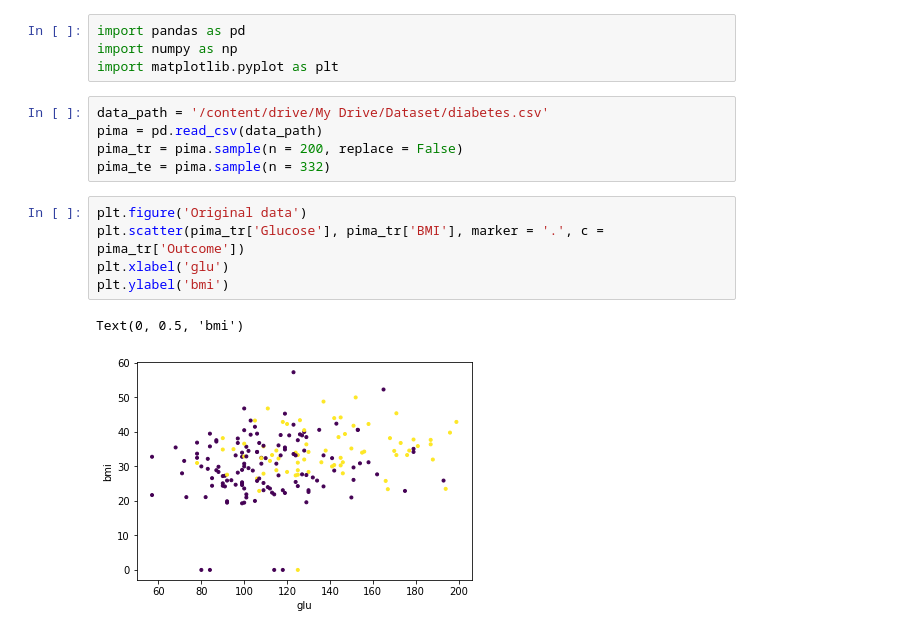
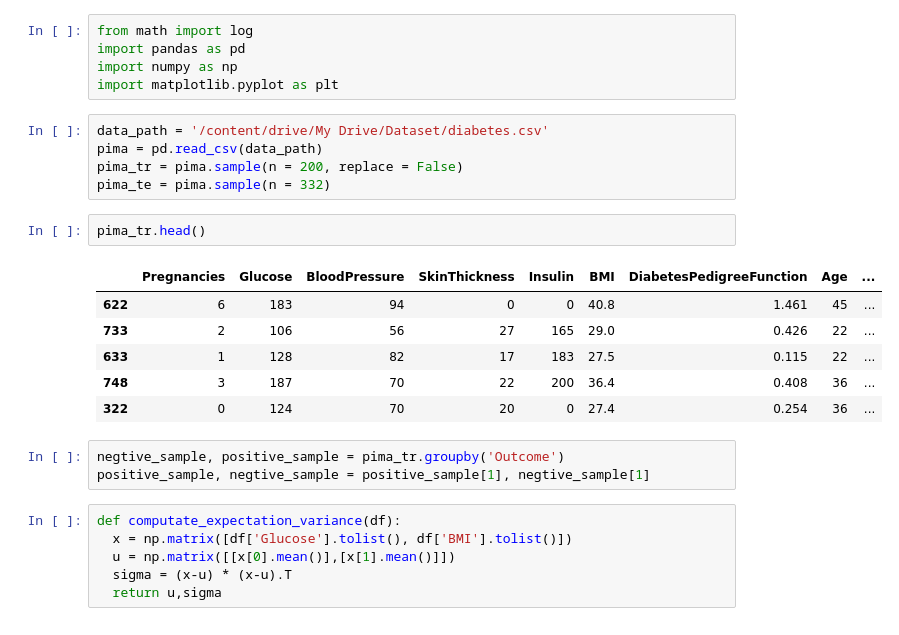
Before and after one commit to singwang-cn/The_first_pattern_recognition, a Jupyter notebook: ex4_4.ipynb, the cells around one changed output. Cells and saved outputs as stored; diff of their text form.

```diff
--- a/ex4_4.ipynb
+++ b/ex4_4.ipynb
@@ -1,6 +1,7 @@
 # %% [markdown]
 <a href="https://colab.research.google.com/github/singwang-cn/Hajimeteno_pr/blob/master/ex4_4.ipynb" target="_parent"><img src="https://colab.research.google.com/assets/colab-badge.svg" alt="Open In Colab"/></a>
 # %%
+from math import log
 import pandas as pd
 import numpy as np
 import matplotlib.pyplot as plt
@@ -9,11 +10,21 @@ data_path = '/content/drive/My Drive/Dataset/diabetes.csv'
 pima = pd.read_csv(data_path)
 pima_tr = pima.sample(n = 200, replace = False)
 pima_te = pima.sample(n = 332)
-# %%
-plt.figure('Original data')
-plt.scatter(pima_tr['Glucose'], pima_tr['BMI'], marker = '.', c = pima_tr['Outcome'])
-plt.xlabel('glu')
-plt.ylabel('bmi')
-# %% [output]
-Text(0, 0.5, 'bmi')
-[figure, removed]
+# %%
+pima_tr.head()
+# %% [output]
+|  | Pregnancies | Glucose | BloodPressure | SkinThickness | Insulin | BMI | DiabetesPedigreeFunction | Age | ... |
+| 622 | 6 | 183 | 94 | 0 | 0 | 40.8 | 1.461 | 45 | ... |
+| 733 | 2 | 106 | 56 | 27 | 165 | 29.0 | 0.426 | 22 | ... |
+| 633 | 1 | 128 | 82 | 17 | 183 | 27.5 | 0.115 | 22 | ... |
+| 748 | 3 | 187 | 70 | 22 | 200 | 36.4 | 0.408 | 36 | ... |
+| 322 | 0 | 124 | 70 | 20 | 0 | 27.4 | 0.254 | 36 | ... |
+# %%
+negtive_sample, positive_sample = pima_tr.groupby('Outcome')
+positive_sample, negtive_sample = positive_sample[1], negtive_sample[1]
+# %%
+def computate_expectation_variance(df):
+  x = np.matrix([df['Glucose'].tolist(), df['BMI'].tolist()])
+  u = np.matrix([[x[0].mean()],[x[1].mean()]])
+  sigma = (x-u) * (x-u).T
+  return u,sigma
```
Also changed, not shown: parts of 8 cells of this notebook.
